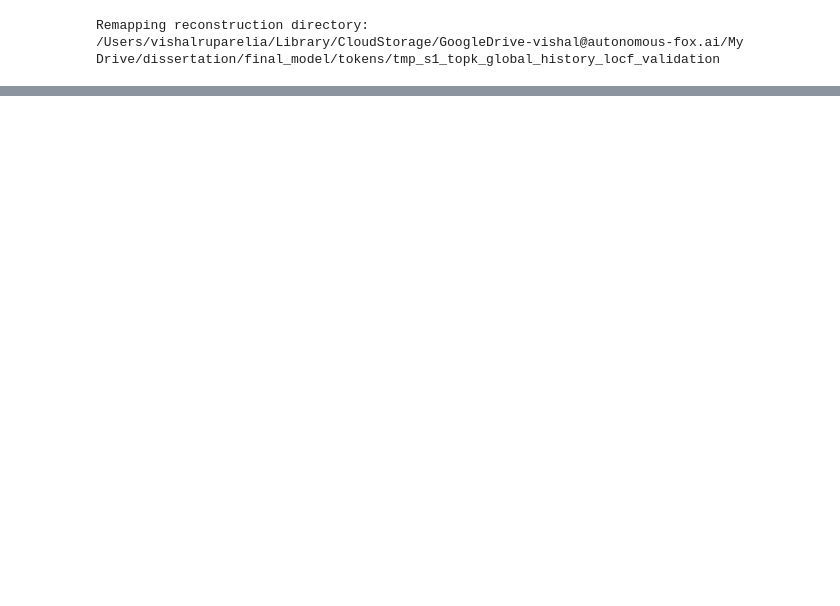
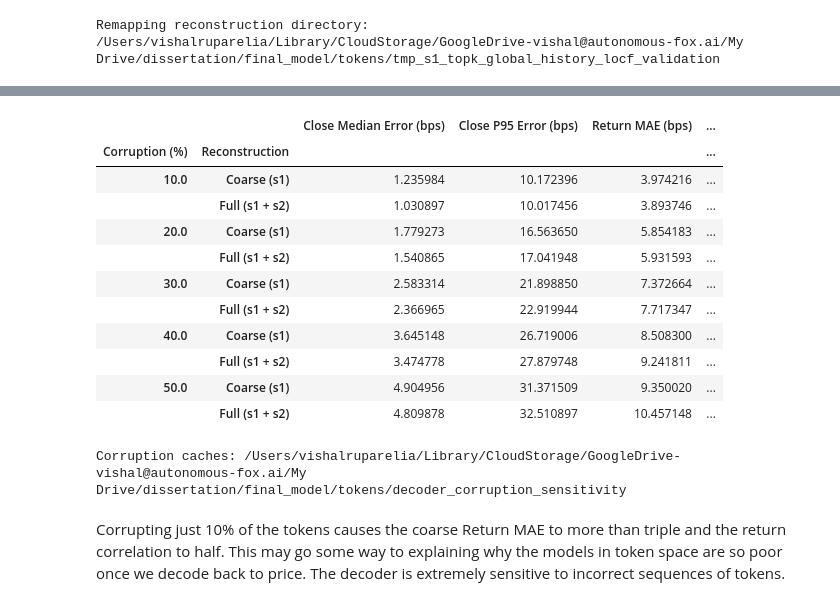
Before and after one commit to VishR-94/dynamic_graphs_thesis, a Jupyter notebook: notebooks/tokenizer.ipynb, the cells around one changed output, grey strips where cells are left out. Saved outputs shown, nothing was run; the diff lists cells and outputs as text; code cells hidden in the pictures; blank space fills up the shorter version.

Commit message:
added tokenizer corruption metrics

```diff
--- a/notebooks/tokenizer.ipynb
+++ b/notebooks/tokenizer.ipynb
@@ -3354,0 +3360,24 @@ Remapping reconstruction directory: /Users/vishalruparelia/Library/CloudStorage/
+# %%
+TOKEN_CORRUPTION_DIR = (
+    TOKEN_CACHE_DIR / "decoder_corruption_sensitivity"
+)
+
+token_corruption_metrics = (
+    compute_token_corruption_reconstruction_metrics(
+        kronos_val,
+        encoded_kronos_val,
+        corruption_fractions=(0.10, 0.20, 0.30, 0.40, 0.50),
+        output_dir=TOKEN_CORRUPTION_DIR,
+        tokenizer_config=config,
+        top_k_replacements=10,
+        seed=42,
+        window_batch_size=WINDOW_BATCH_SIZE,
+        series_batch_size=SERIES_BATCH_SIZE,
+        reuse_existing=True,
+        show_progress=True,
+    )
+)
+
+display(token_corruption_metrics)
+print("Corruption caches:", TOKEN_CORRUPTION_DIR)
+# %% [output]
@@ -3354,0 +3389,15 @@ Remapping reconstruction directory: /Users/vishalruparelia/Library/CloudStorage/
+|  |  | Close Median Error (bps) | Close P95 Error (bps) | Return MAE (bps) | ... |
+| Corruption (%) | Reconstruction |  |  |  | ... |
+| 10.0 | Coarse (s1) | 1.235984 | 10.172396 | 3.974216 | ... |
+|  | Full (s1 + s2) | 1.030897 | 10.017456 | 3.893746 | ... |
+| 20.0 | Coarse (s1) | 1.779273 | 16.563650 | 5.854183 | ... |
+|  | Full (s1 + s2) | 1.540865 | 17.041948 | 5.931593 | ... |
+| 30.0 | Coarse (s1) | 2.583314 | 21.898850 | 7.372664 | ... |
+|  | Full (s1 + s2) | 2.366965 | 22.919944 | 7.717347 | ... |
+| 40.0 | Coarse (s1) | 3.645148 | 26.719006 | 8.508300 | ... |
+|  | Full (s1 + s2) | 3.474778 | 27.879748 | 9.241811 | ... |
+| 50.0 | Coarse (s1) | 4.904956 | 31.371509 | 9.350020 | ... |
+|  | Full (s1 + s2) | 4.809878 | 32.510897 | 10.457148 | ... |
+Corruption caches: /Users/vishalruparelia/Library/CloudStorage/GoogleDrive-vishal@autonomous-fox.ai/My Drive/dissertation/final_model/tokens/decoder_corruption_sensitivity
+# %% [markdown]
+Corrupting just 10% of the tokens causes the coarse Return MAE to more than triple and the return correlation to half. This may go some way to explaining why the models in token space are so poor once we decode back to price. The decoder is extremely sensitive to incorrect sequences of tokens.
```
Also changed, not shown: parts of 3 cells of this notebook, 1 other file.
